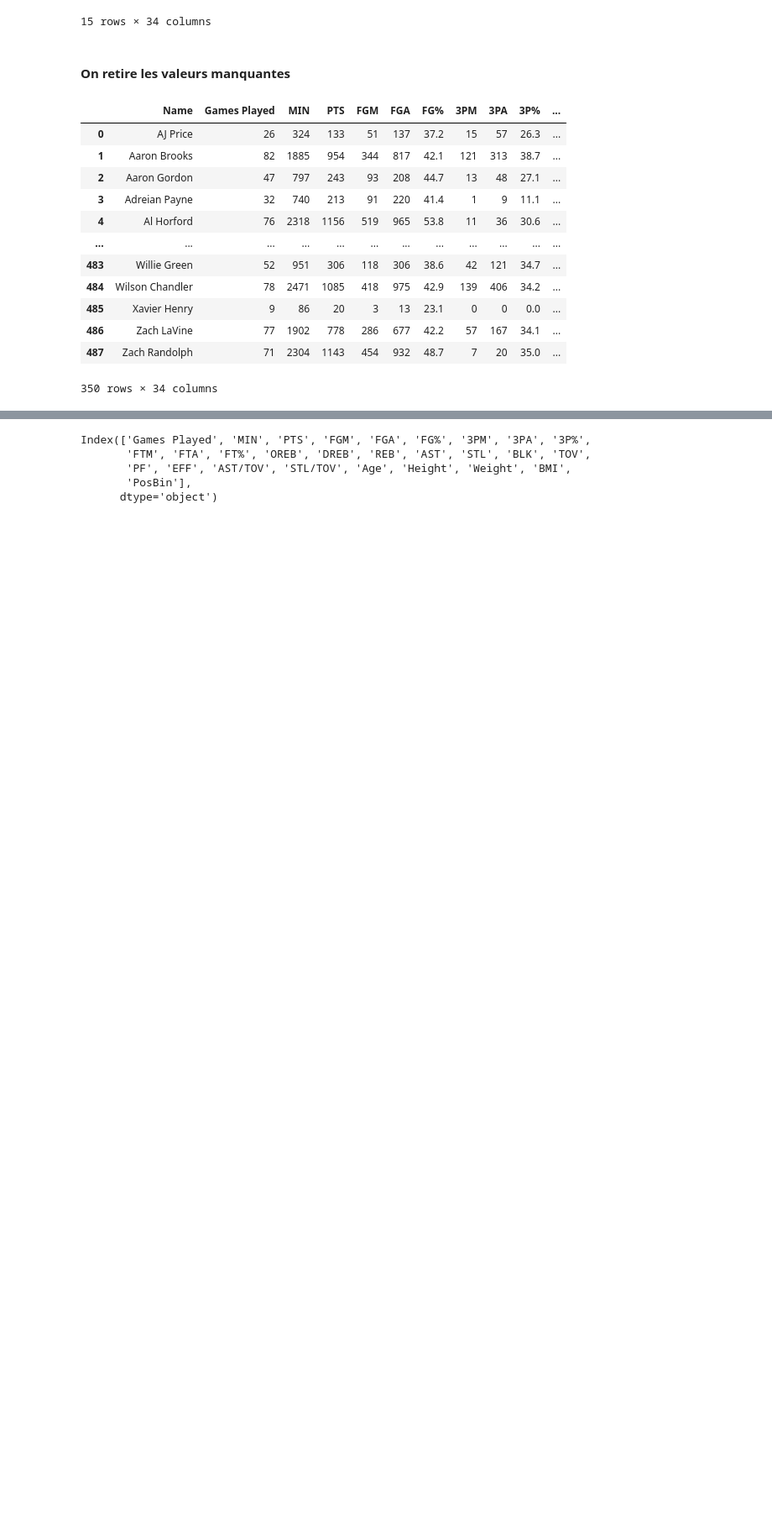
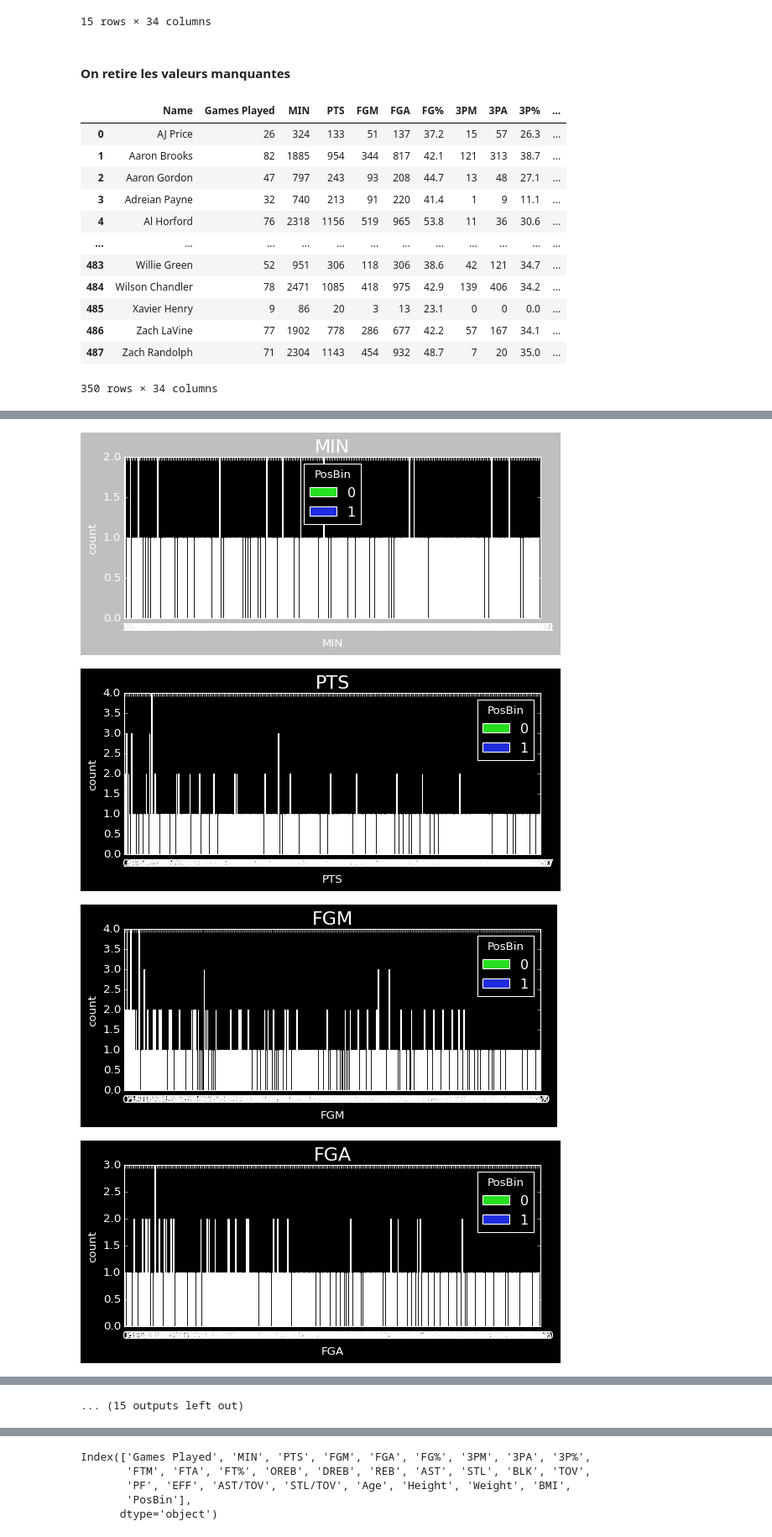
Before and after one commit to julienMP06/NBA-Prediction-1, a Jupyter notebook: Projet/Projet.ipynb, the cells around one changed output, grey strips where cells are left out. Shown at 84% size. Cells and saved outputs as stored; diff of their text form; code cells hidden in the pictures; blank space fills up the shorter version.

```diff
--- a/Projet/Projet.ipynb
+++ b/Projet/Projet.ipynb
@@ -73,0 +236,11 @@ Name: Pos, Length: 350, dtype: object
+# %%
+for i in features:
+    plt.figure(figsize=(8,3))
+    plt.style.use(['seaborn-bright','dark_background'])
+    sns.countplot(x = data[i],data = data, hue = 'PosBin', palette='hsv')
+    plt.title(i,fontsize=20,color='w')
+# %% [output]
+[figure, added]
+[figure, added]
+[figure, added]
+[figure, added]
@@ -73,0 +255 @@ Name: Pos, Length: 350, dtype: object
+... (15 outputs left out)
```
Also changed, not shown: parts of 35 cells of this notebook.
